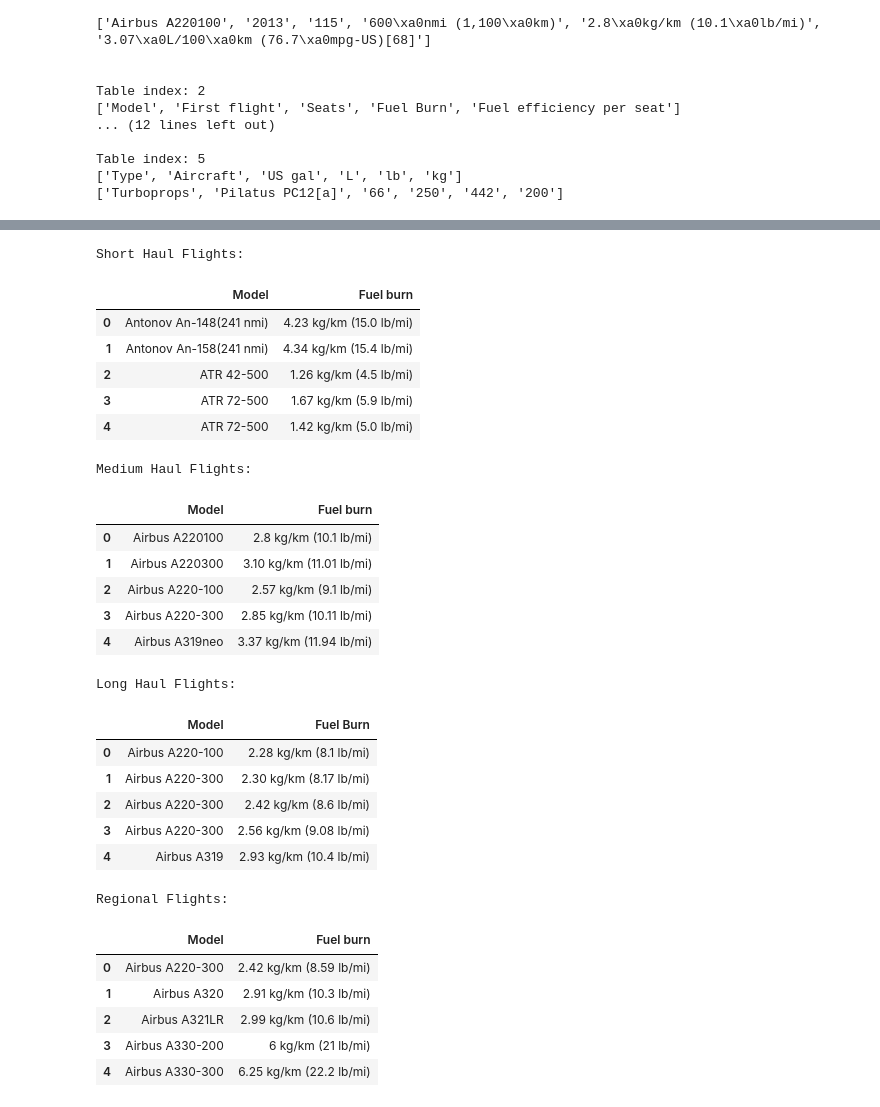
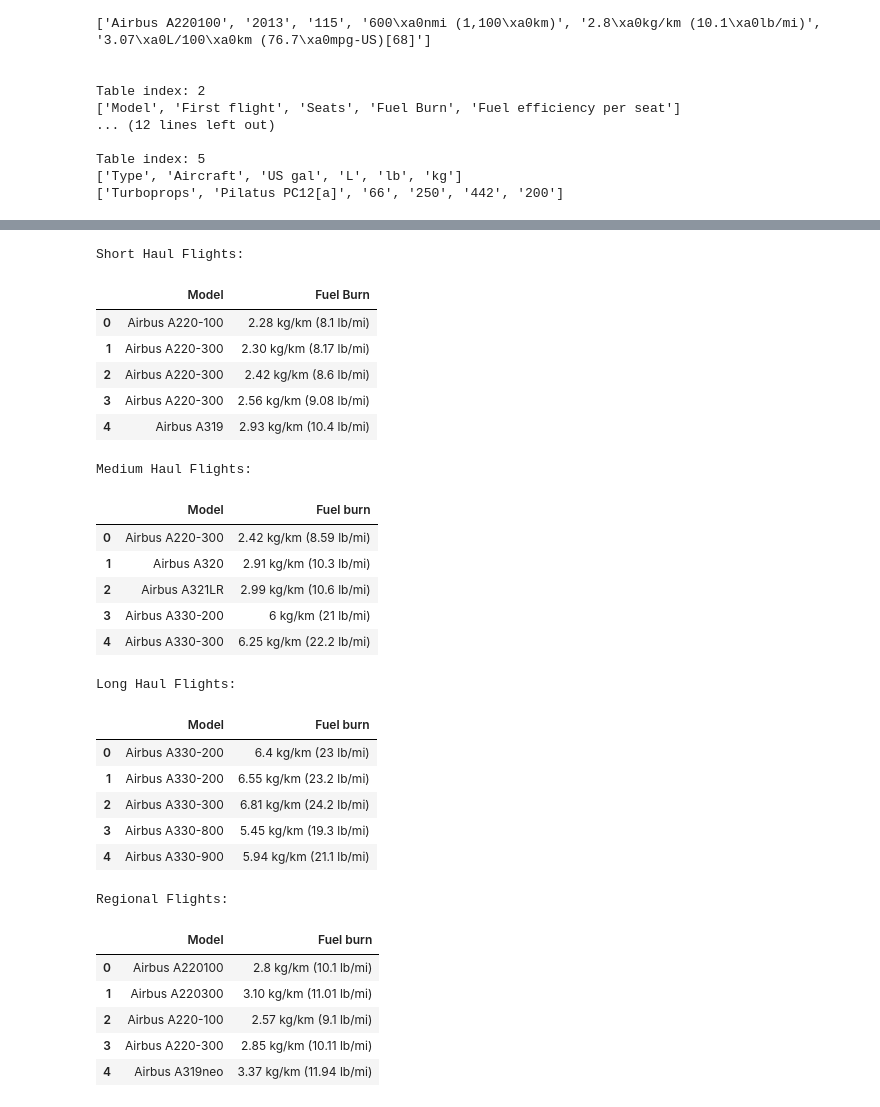
Before and after one commit to Josepdmo/Sky_Track_Project, a Jupyter notebook: Main.ipynb, the cells around one changed output, grey strips where cells are left out. Drawn from its saved outputs; the diff is of its cells as text; code cells hidden in the pictures.

```diff
--- a/Main.ipynb
+++ b/Main.ipynb
@@ -588,14 +550,15 @@ Table index: 5
 ['Turboprops', 'Pilatus PC12[a]', '66', '250', '442', '200']
 # %%
 # After identifying the tables, we assume their indices are as follows:
-# 0: Short Haul Flights
-# 1: Medium Haul Flights
-# 2: Long Haul Flights
-# 3: Regional Flights
-short_haul_index = 0
-medium_haul_index = 1
-long_haul_index = 2
-regional_flights_index = 3
+# 1: Regional Flights
+# 2: Short Haul Flights
+# 3: Medium Haul Flights
+# 4: Long Haul Flights
+regional_flights_index = 1
+short_haul_index = 2
+medium_haul_index = 3
+long_haul_index = 4
+
 
 def extract_table_data(table):
     rows = []
@@ -668,50 +631,50 @@ Regional Flights:
 # %%
 # Drop specific columns from each DataFrame
-short_haul_df.drop(columns=["First flight", "Seats", "Fuel per seat"], inplace=True)
-medium_haul_df.drop(columns=["First flight", "Seats", "Sector","Fuel efficiency per seat"], inplace=True)
-long_haul_df.drop(columns=["First flight", "Seats", "Fuel efficiency per seat"], inplace=True)
-regional_flights_df.drop(columns=["First flight", "Seats", "Sector", "Fuel per seat"], inplace=True)
+short_haul_df.drop(columns=["First flight", "Seats", "Fuel efficiency per seat"], inplace=True)
+medium_haul_df.drop(columns=["First flight", "Seats", "Sector","Fuel per seat"], inplace=True)
+long_haul_df.drop(columns=["First flight", "Seats", "Sector", "Fuel per seat"], inplace=True)
+regional_flights_df.drop(columns=["First flight", "Seats", "Sector", "Fuel efficiency per seat"], inplace=True)
 
 # Display the DataFrames
 print("Short Haul Flights:")
 display(short_haul_df.head())
 
 print("\nMedium Haul Flights:")
 display(medium_haul_df.head())
 
 print("\nLong Haul Flights:")
 display(long_haul_df.head())
 
 print("\nRegional Flights:")
 display(regional_flights_df.head())
 # %% [output]
 Short Haul Flights:
-|  | Model | Fuel burn |
-| 0 | Antonov An-148(241 nmi) | 4.23 kg/km (15.0 lb/mi) |
-| 1 | Antonov An-158(241 nmi) | 4.34 kg/km (15.4 lb/mi) |
-| 2 | ATR 42-500 | 1.26 kg/km (4.5 lb/mi) |
-| 3 | ATR 72-500 | 1.67 kg/km (5.9 lb/mi) |
-| 4 | ATR 72-500 | 1.42 kg/km (5.0 lb/mi) |
+|  | Model | Fuel Burn |
+| 0 | Airbus A220-100 | 2.28 kg/km (8.1 lb/mi) |
+| 1 | Airbus A220-300 | 2.30 kg/km (8.17 lb/mi) |
+| 2 | Airbus A220-300 | 2.42 kg/km (8.6 lb/mi) |
+| 3 | Airbus A220-300 | 2.56 kg/km (9.08 lb/mi) |
+| 4 | Airbus A319 | 2.93 kg/km (10.4 lb/mi) |
 Medium Haul Flights:
 |  | Model | Fuel burn |
-| 0 | Airbus A220100 | 2.8 kg/km (10.1 lb/mi) |
-| 1 | Airbus A220300 | 3.10 kg/km (11.01 lb/mi) |
-| 2 | Airbus A220-100 | 2.57 kg/km (9.1 lb/mi) |
-| 3 | Airbus A220-300 | 2.85 kg/km (10.11 lb/mi) |
-| 4 | Airbus A319neo | 3.37 kg/km (11.94 lb/mi) |
+| 0 | Airbus A220-300 | 2.42 kg/km (8.59 lb/mi) |
+| 1 | Airbus A320 | 2.91 kg/km (10.3 lb/mi) |
+| 2 | Airbus A321LR | 2.99 kg/km (10.6 lb/mi) |
+| 3 | Airbus A330-200 | 6 kg/km (21 lb/mi) |
+| 4 | Airbus A330-300 | 6.25 kg/km (22.2 lb/mi) |
 Long Haul Flights:
-|  | Model | Fuel Burn |
-| 0 | Airbus A220-100 | 2.28 kg/km (8.1 lb/mi) |
-| 1 | Airbus A220-300 | 2.30 kg/km (8.17 lb/mi) |
-| 2 | Airbus A220-300 | 2.42 kg/km (8.6 lb/mi) |
-| 3 | Airbus A220-300 | 2.56 kg/km (9.08 lb/mi) |
-| 4 | Airbus A319 | 2.93 kg/km (10.4 lb/mi) |
+|  | Model | Fuel burn |
+| 0 | Airbus A330-200 | 6.4 kg/km (23 lb/mi) |
+| 1 | Airbus A330-200 | 6.55 kg/km (23.2 lb/mi) |
+| 2 | Airbus A330-300 | 6.81 kg/km (24.2 lb/mi) |
+| 3 | Airbus A330-800 | 5.45 kg/km (19.3 lb/mi) |
+| 4 | Airbus A330-900 | 5.94 kg/km (21.1 lb/mi) |
 Regional Flights:
 |  | Model | Fuel burn |
-| 0 | Airbus A220-300 | 2.42 kg/km (8.59 lb/mi) |
-| 1 | Airbus A320 | 2.91 kg/km (10.3 lb/mi) |
-| 2 | Airbus A321LR | 2.99 kg/km (10.6 lb/mi) |
-| 3 | Airbus A330-200 | 6 kg/km (21 lb/mi) |
-| 4 | Airbus A330-300 | 6.25 kg/km (22.2 lb/mi) |
+| 0 | Airbus A220100 | 2.8 kg/km (10.1 lb/mi) |
+| 1 | Airbus A220300 | 3.10 kg/km (11.01 lb/mi) |
+| 2 | Airbus A220-100 | 2.57 kg/km (9.1 lb/mi) |
+| 3 | Airbus A220-300 | 2.85 kg/km (10.11 lb/mi) |
+| 4 | Airbus A319neo | 3.37 kg/km (11.94 lb/mi) |
 # %%
 #Rename columns to match the Main dataframe
```
Also changed, not shown: parts of 14 cells of this notebook.
